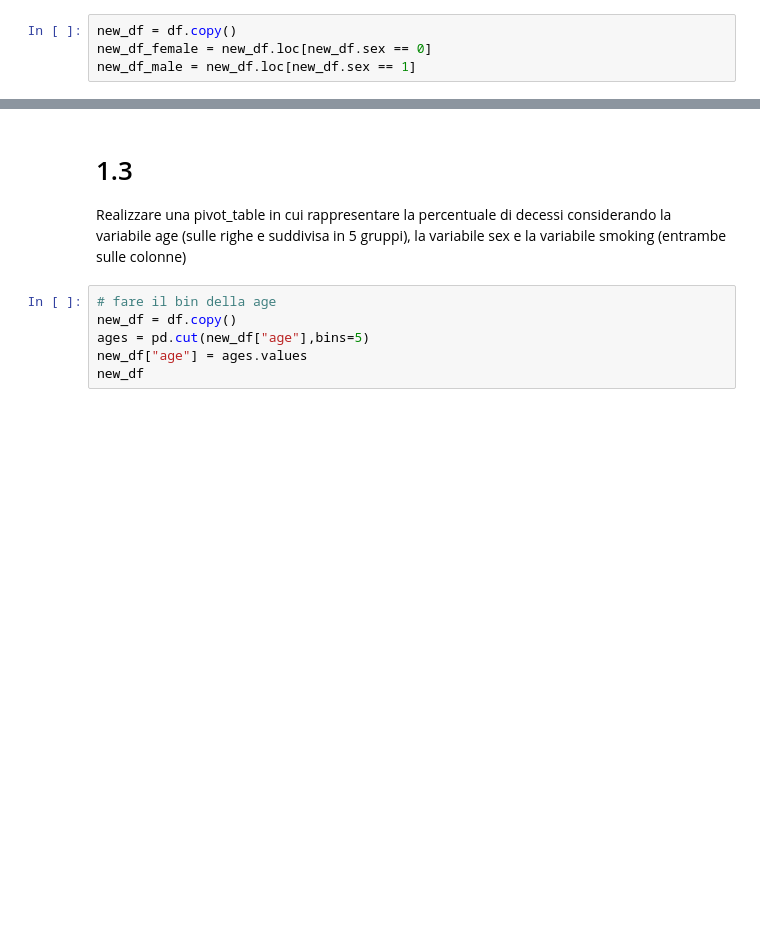
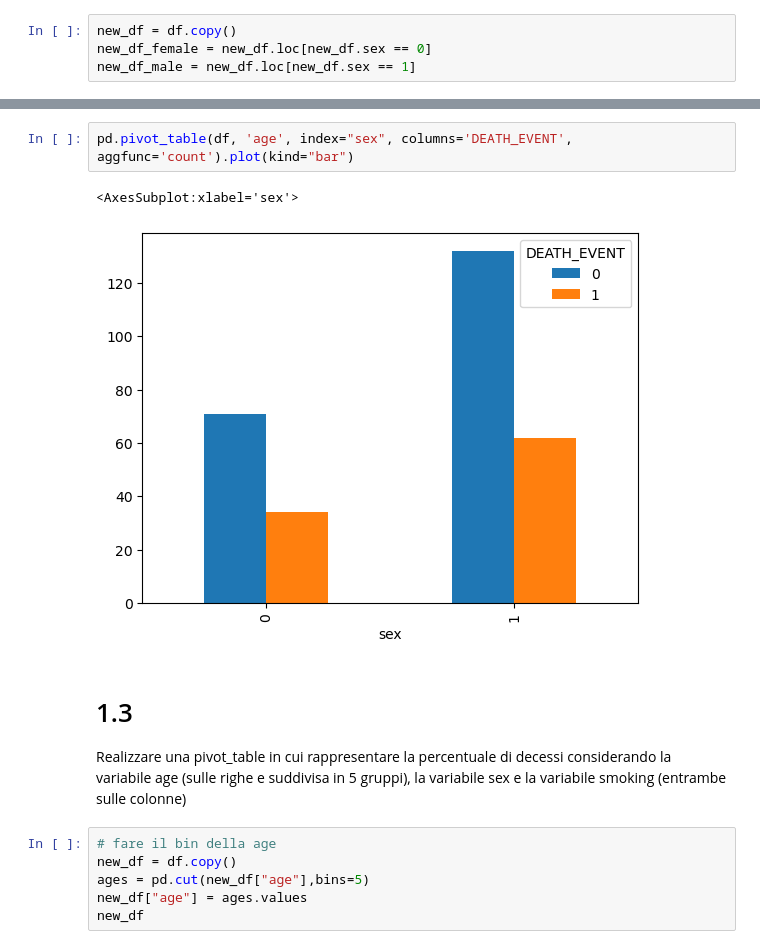
Before and after one commit to Rdm-Nico/BDTA, a Jupyter notebook: Esercitazioni/Esami/02_02_2022.ipynb, the cells around one changed output, grey strips where cells are left out. Saved outputs shown, nothing was run; the diff lists cells and outputs as text; blank space fills up the shorter version.

```diff
--- a/Esercitazioni/Esami/02_02_2022.ipynb
+++ b/Esercitazioni/Esami/02_02_2022.ipynb
@@ -133,3 +101,8 @@ new_df_male
+# %%
+pd.pivot_table(df, 'age', index="sex", columns='DEATH_EVENT', aggfunc='count').plot(kind="bar")
+# %% [output]
+<AxesSubplot:xlabel='sex'>
+[figure, added]
 # %% [markdown]
 # 1.3
 Realizzare una pivot_table in cui rappresentare la percentuale di decessi considerando la
```
Also changed, not shown: parts of 25 cells of this notebook.
